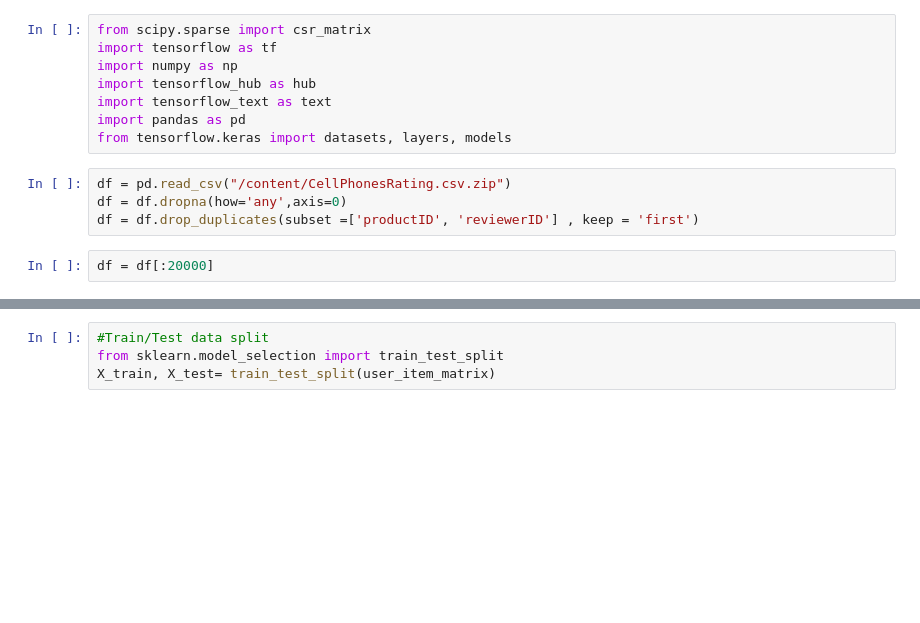
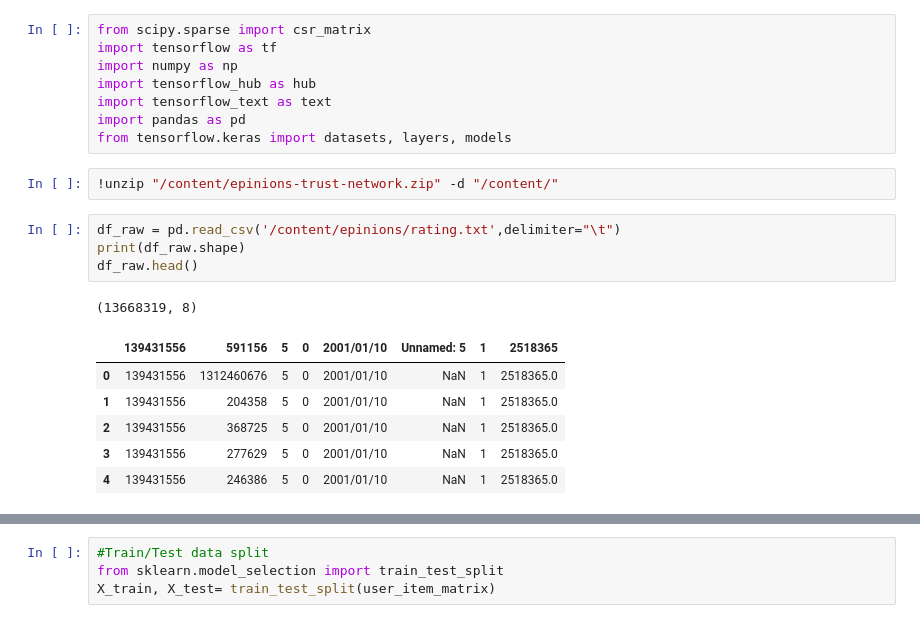
Before and after one commit to AmineSdk/RecommenderSystem, a Jupyter notebook: CF_Autoencoder.ipynb, the cells around one changed output, grey strips where cells are left out. Cells and saved outputs as stored; diff of their text form; blank space fills up the shorter version.

```diff
--- a/CF_Autoencoder.ipynb
+++ b/CF_Autoencoder.ipynb
@@ -18,9 +13,17 @@ import tensorflow_hub as hub
 import tensorflow_text as text
 import pandas as pd
 from tensorflow.keras import datasets, layers, models
-# %%
-df = pd.read_csv("/content/CellPhonesRating.csv.zip")
-df = df.dropna(how='any',axis=0)
-df = df.drop_duplicates(subset =['productID', 'reviewerID'] , keep = 'first')
-# %%
-df = df[:20000]
+# %%
+!unzip "/content/epinions-trust-network.zip" -d "/content/"
+# %%
+df_raw = pd.read_csv('/content/epinions/rating.txt',delimiter="\t")
+print(df_raw.shape)
+df_raw.head()
+# %% [output]
+(13668319, 8)
+|  | 139431556 | 591156 | 5 | 0 | 2001/01/10 | Unnamed: 5 | 1 | 2518365 |
+| 0 | 139431556 | 1312460676 | 5 | 0 | 2001/01/10 | NaN | 1 | 2518365.0 |
+| 1 | 139431556 | 204358 | 5 | 0 | 2001/01/10 | NaN | 1 | 2518365.0 |
+| 2 | 139431556 | 368725 | 5 | 0 | 2001/01/10 | NaN | 1 | 2518365.0 |
+| 3 | 139431556 | 277629 | 5 | 0 | 2001/01/10 | NaN | 1 | 2518365.0 |
+| 4 | 139431556 | 246386 | 5 | 0 | 2001/01/10 | NaN | 1 | 2518365.0 |
```
Also changed, not shown: parts of 21 cells of this notebook.
